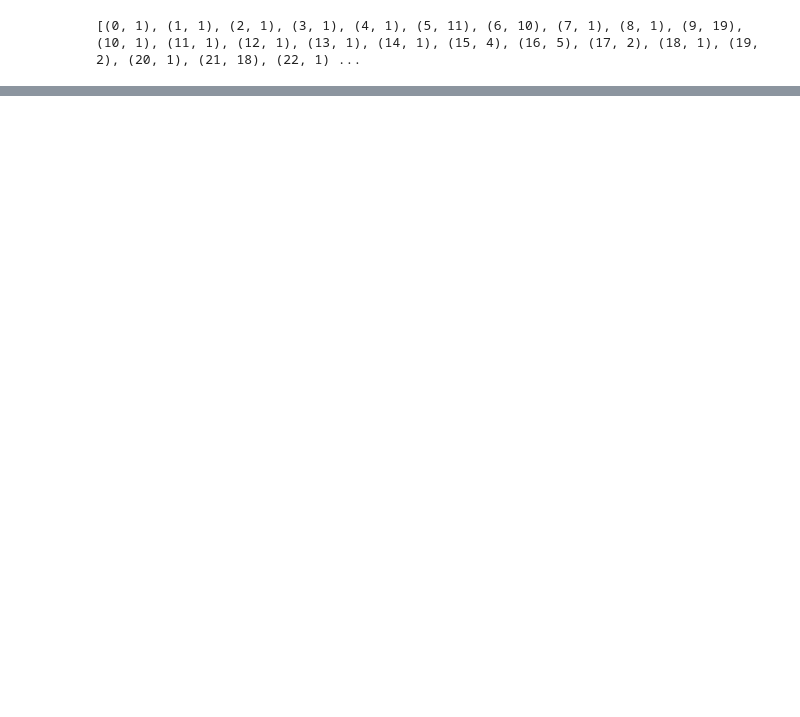
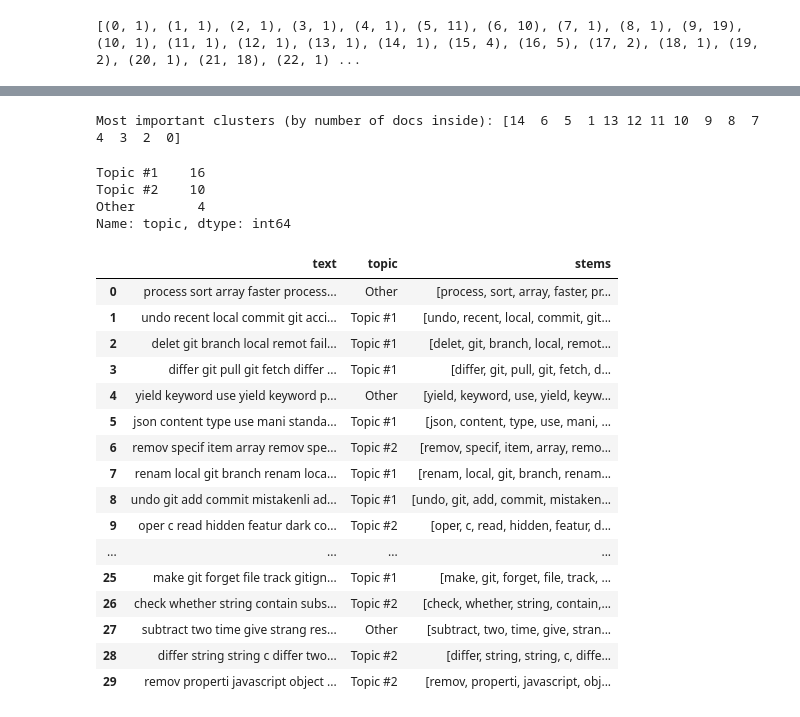
Before and after one commit to vitor-hbr/social-network-analysis, a Jupyter notebook: Social Network Analysis.ipynb, the cells around one changed output, grey strips where cells are left out. Cells and saved outputs as stored; diff of their text form; code cells hidden in the pictures; blank space fills up the shorter version.

```diff
--- a/Social Network Analysis.ipynb
+++ b/Social Network Analysis.ipynb
@@ -362,0 +425,5 @@ gc.collect()
+# %%
+top_index = doc_count.argsort()[-15:][::-1]
+print('Most important clusters (by number of docs inside):', top_index)
+# %% [output]
+Most important clusters (by number of docs inside): [14  6  5  1 13 12 11 10  9  8  7  4  3  2  0]
@@ -362,0 +436,61 @@ gc.collect()
+# %%
+topic_dict = {}
+topic_names = ['Topic #1',
+               'Topic #2',
+               'Topic #3',
+               'Topic #4',
+               'Topic #5',
+               'Topic #6',
+               'Topic #7',
+               'Topic #8',
+               'Topic #9',
+               'Topic #10',
+               'Topic #11',
+               'Topic #12',
+               'Topic #13',
+               'Topic #14',
+               'Topic #15'
+              ]
+for i, topic_num in enumerate(top_index):
+    topic_dict[topic_num]=topic_names[i]
+# %%
+def create_topics_dataframe(data_text,  mgp, threshold, topic_dict, stem_text):
+    result = pd.DataFrame(columns=['text', 'topic', 'stems'])
+    for i, text in enumerate(data_text):
+        result.at[i, 'text'] = text
+        result.at[i, 'stems'] = stem_text[i]
+        prob = mgp.choose_best_label(stem_text[i])
+        if prob[1] >= threshold:
+            result.at[i, 'topic'] = topic_dict[prob[0]]
+        else:
+            result.at[i, 'topic'] = 'Other'
+    return result
+# %%
+dfx = create_topics_dataframe(data_text=df.complete_text[0:30],  mgp=mgp, threshold=0.3, topic_dict=topic_dict, stem_text=inputs[0:30])
+# %%
+dfx.topic.value_counts(dropna=False)
+# %% [output]
+Topic #1    16
+Topic #2    10
+Other        4
+Name: topic, dtype: int64
+# %%
+dfx.head(30)
+# %% [output]
+|  | text | topic | stems |
+| 0 | process sort array faster process... | Other | [process, sort, array, faster, pr... |
+| 1 | undo recent local commit git acci... | Topic #1 | [undo, recent, local, commit, git... |
+| 2 | delet git branch local remot fail... | Topic #1 | [delet, git, branch, local, remot... |
+| 3 | differ git pull git fetch differ ... | Topic #1 | [differ, git, pull, git, fetch, d... |
+| 4 | yield keyword use yield keyword p... | Other | [yield, keyword, use, yield, keyw... |
+| 5 | json content type use mani standa... | Topic #1 | [json, content, type, use, mani, ... |
+| 6 | remov specif item array remov spe... | Topic #2 | [remov, specif, item, array, remo... |
+| 7 | renam local git branch renam loca... | Topic #1 | [renam, local, git, branch, renam... |
+| 8 | undo git add commit mistakenli ad... | Topic #1 | [undo, git, add, commit, mistaken... |
+| 9 | oper c read hidden featur dark co... | Topic #2 | [oper, c, read, hidden, featur, d... |
+| ... | ... | ... | ... |
+| 25 | make git forget file track gitign... | Topic #1 | [make, git, forget, file, track, ... |
+| 26 | check whether string contain subs... | Topic #2 | [check, whether, string, contain,... |
+| 27 | subtract two time give strang res... | Other | [subtract, two, time, give, stran... |
+| 28 | differ string string c differ two... | Topic #2 | [differ, string, string, c, diffe... |
+| 29 | remov properti javascript object ... | Topic #2 | [remov, properti, javascript, obj... |
```
Also changed, not shown: parts of 15 cells of this notebook, 11 other files.
